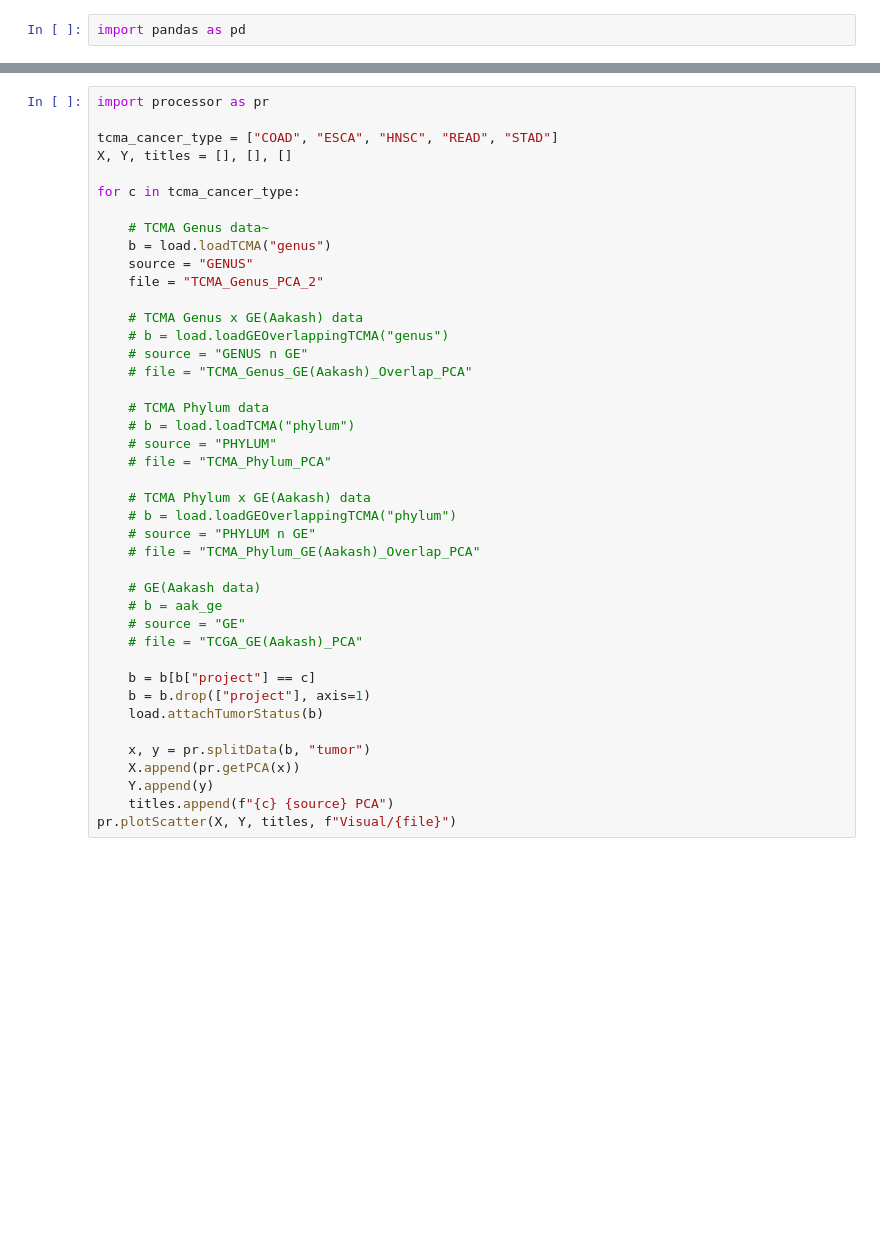
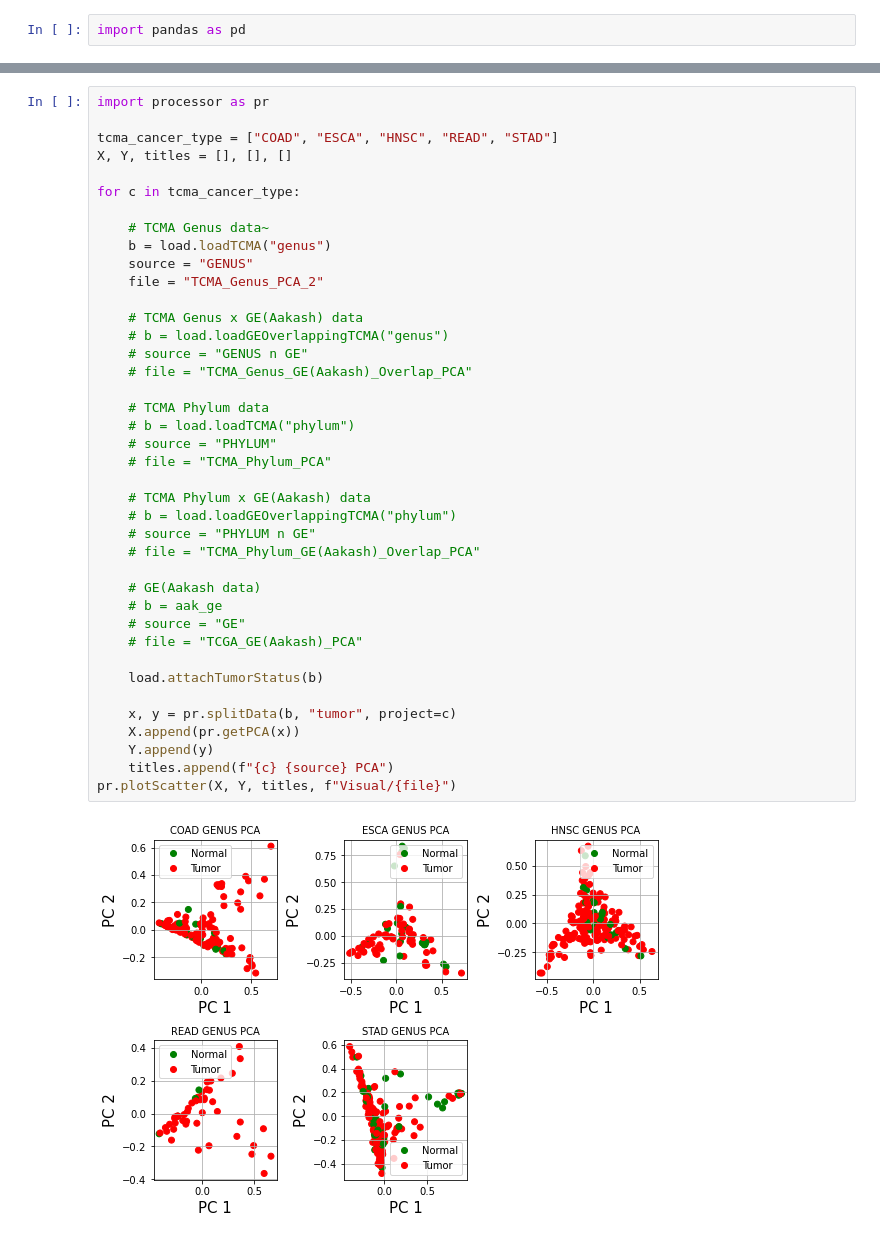
Before and after one commit to GdePaulo/Host-Microbial-Omics-Integration, a Jupyter notebook: visualization.ipynb, the cells around one changed output, grey strips where cells are left out. Drawn from its saved outputs; the diff is of its cells as text; blank space fills up the shorter version.

Commit message:
Abstract away prediction logic and ease splitting data by project

```diff
--- a/visualization.ipynb
+++ b/visualization.ipynb
@@ -15,33 +25,33 @@ for c in tcma_cancer_type:
     b = load.loadTCMA("genus")
     source = "GENUS"
     file = "TCMA_Genus_PCA_2"
 
     # TCMA Genus x GE(Aakash) data
     # b = load.loadGEOverlappingTCMA("genus")
     # source = "GENUS n GE"
     # file = "TCMA_Genus_GE(Aakash)_Overlap_PCA"
 
     # TCMA Phylum data
     # b = load.loadTCMA("phylum")
     # source = "PHYLUM"
     # file = "TCMA_Phylum_PCA"
 
     # TCMA Phylum x GE(Aakash) data
     # b = load.loadGEOverlappingTCMA("phylum")
     # source = "PHYLUM n GE"
     # file = "TCMA_Phylum_GE(Aakash)_Overlap_PCA"
 
     # GE(Aakash data)
     # b = aak_ge
     # source = "GE"
     # file = "TCGA_GE(Aakash)_PCA"
 
-    b = b[b["project"] == c]
-    b = b.drop(["project"], axis=1)
     load.attachTumorStatus(b)
 
-    x, y = pr.splitData(b, "tumor")
+    x, y = pr.splitData(b, "tumor", project=c)
     X.append(pr.getPCA(x))
     Y.append(y)
     titles.append(f"{c} {source} PCA")
 pr.plotScatter(X, Y, titles, f"Visual/{file}")
+# %% [output]
+[figure, added]
```
Also changed, not shown: parts of 1 cell of this notebook, 2 other files.
